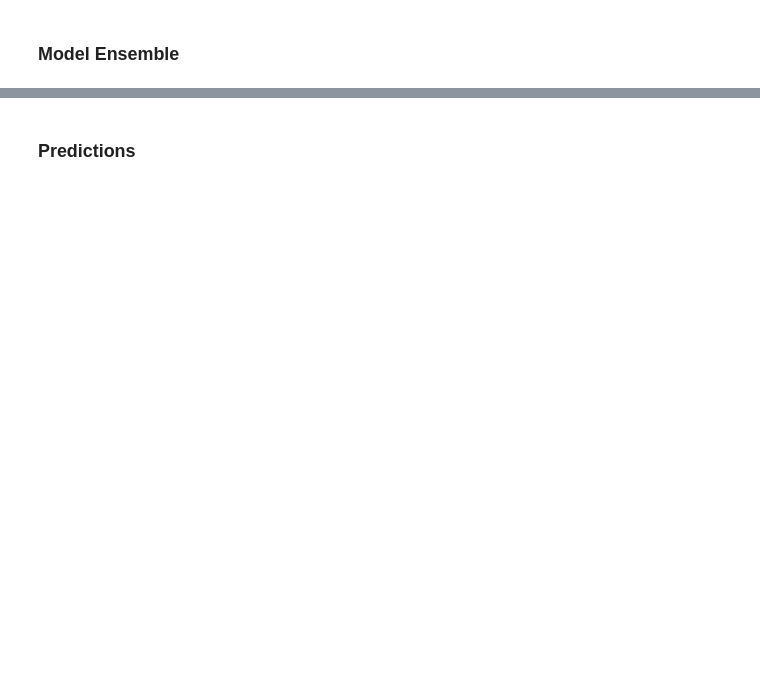
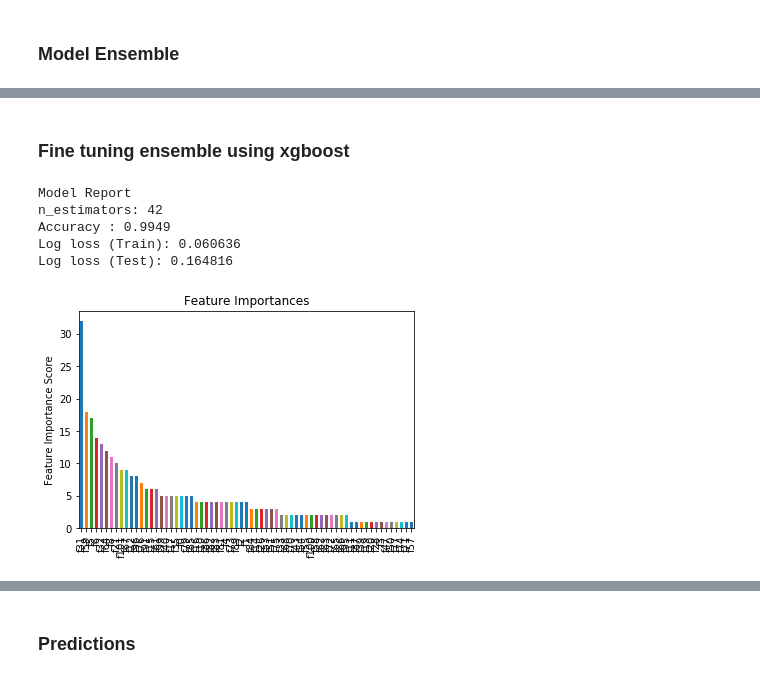
Before and after one commit to MarekKZielinski/Statoil-C-CORE-Iceberg-Classifier-Challenge, a Jupyter notebook: Iceberg-notebook-gcompute.ipynb, the cells around one changed output, grey strips where cells are left out. Cells and saved outputs as stored; diff of their text form; code cells hidden in the pictures; blank space fills up the shorter version.

```diff
--- a/Iceberg-notebook-gcompute.ipynb
+++ b/Iceberg-notebook-gcompute.ipynb
@@ -780,12 +860,14 @@ with open('models/modelEnsemble.pickle', 'wb') as handle:
     pickle.dump(modelEnsemble.models, handle, protocol=pickle.HIGHEST_PROTOCOL)
 # %%
-with open('models/modelEnsemble.pickle', 'rb') as handle:
+modelEnsemble = ModelHistory(listSize=106)
+with open('models/modelEnsemble_gcompute_v27.pickle', 'rb') as handle:
     modelEnsemble.models = pickle.load(handle)
 # %%
 def get_prediction(model,weights, X, y):
     model.set_weights(weights)
-    return model.predict_generator(datagen_angle_val.flow(X, y, batch_size=32, shuffle=False),
-                           steps = len(X)/31, verbose=1)
+    return model.predict_generator(datagen_angle_val.flow(X, y, batch_size=256, shuffle=False,
+                                             noise_on=True,noise=((1,0.5,1,0.5),(1,0.5,1,0.5))),
+                           steps = len(X)/255, verbose=1)
 # %%
 def get_ensemble_predictions(X, y, modelEnsemble):
     predictions = [get_prediction(model_f, model[2], X, y)[:X.shape[0]]
@@ -802,0 +887,3 @@ modelEnsemble.models[0][0]
+# %%
+ensemble_val = get_ensemble_predictions(X_val_tune, y_val_tune, modelEnsemble)
+ensemble_val_test = get_ensemble_predictions(X_val_test, y_val_test, modelEnsemble)
@@ -803,5 +927,4 @@ modelEnsemble.models[0][0]
 # %%
-ensemble_val = get_ensemble_predictions(X_val, y_val, modelEnsemble)
 with h5py.File('tmp_data/ensemble_data.h5', 'w') as hf:
     hf.create_dataset("ensemble_val",  data=ensemble_val)
 ensemble_val.shape
@@ -851,19 +988,28 @@ ensemble_train[0]
 # %%
 #ensemble_all = get_ensemble_predictions(X, y_angle, modelEnsemble)
+# %% [markdown]
+### Fine tuning ensemble using xgboost
 # %%
 xgb1 = xgb.XGBClassifier(
  learning_rate =0.1,
  n_estimators=1000,
  max_depth=5,
  min_child_weight=1,
  gamma=0,
  subsample=0.8,
  colsample_bytree=0.8,
  objective= 'binary:logistic',
  nthread=8,
  scale_pos_weight=1,
  seed=27)
-modelfit(xgb1, ensemble_val, y_val['is_iceberg'], ensemble_train, y_train['is_iceberg'])
+modelfit(xgb1, ensemble_val, y_val_tune['is_iceberg'], ensemble_val_test, y_val_test['is_iceberg'])
+# %% [output]
+Model Report
+n_estimators: 42
+Accuracy : 0.9949
+Log loss (Train): 0.060636
+Log loss (Test): 0.164816
+[figure, added]
 # %%
 #ensemble_all = get_ensemble_predictions(X, y_angle, modelEnsemble)
 # %%
```
Also changed, not shown: parts of 125 cells of this notebook, 3 other files.
